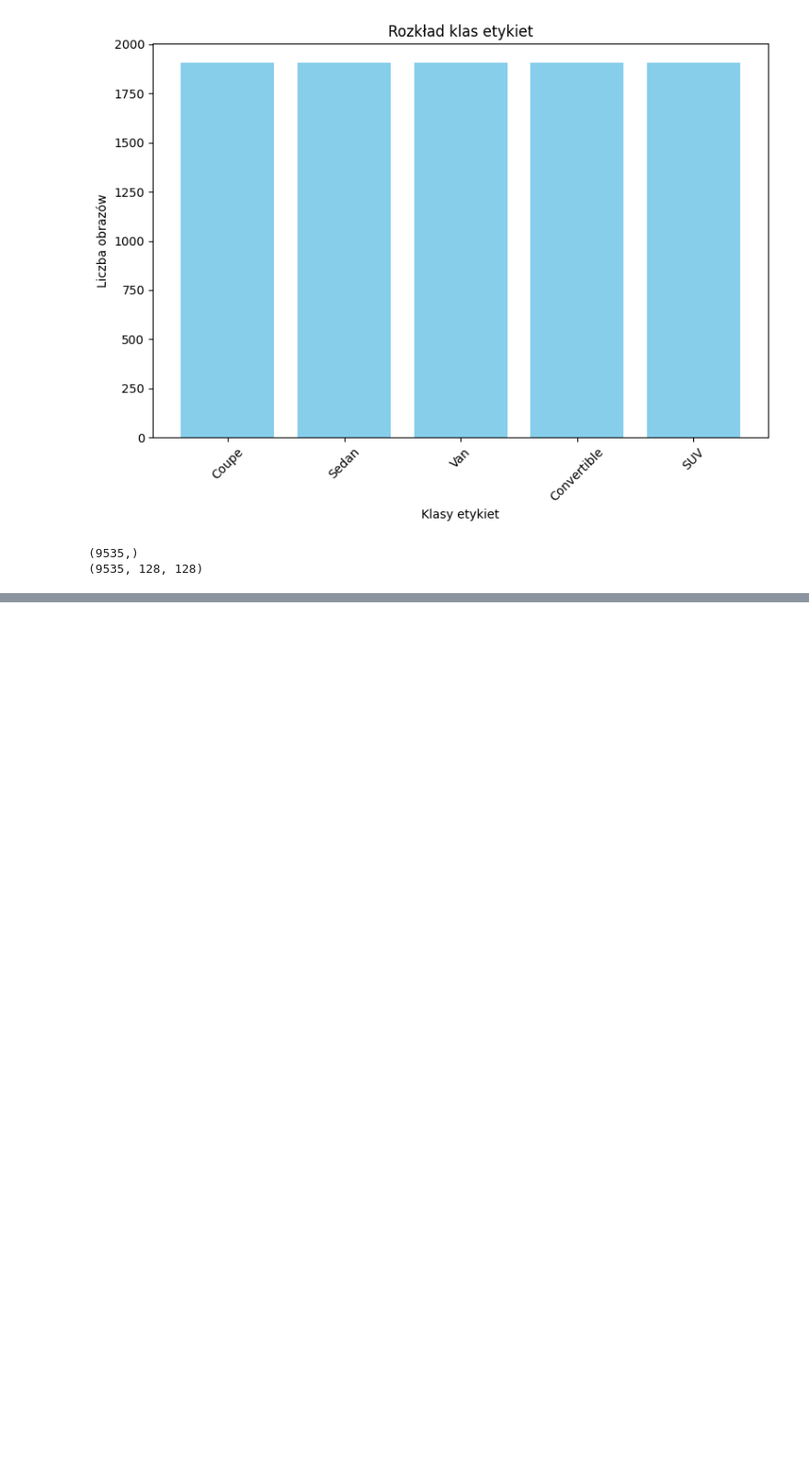
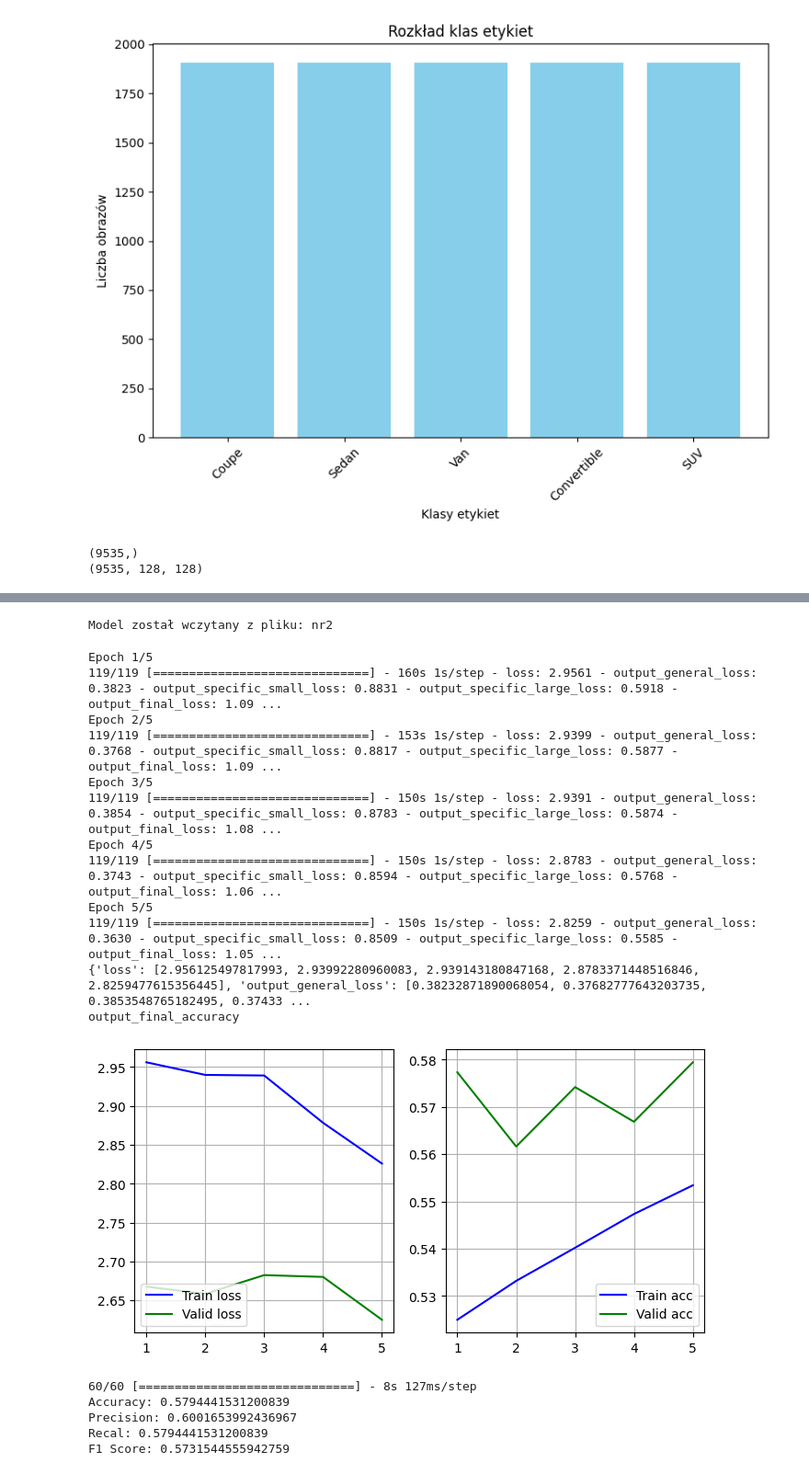
Before and after one commit to Czarkowski/ITML_Project, a Jupyter notebook: main.ipynb, the cells around one changed output, grey strips where cells are left out. Shown at 92% size. Saved outputs shown, nothing was run; the diff lists cells and outputs as text; code cells hidden in the pictures; blank space fills up the shorter version.

```diff
--- a/main.ipynb
+++ b/main.ipynb
@@ -1630,0 +1339,65 @@ ValueError: A `Concatenate` layer requires inputs with matching shapes except fo
+# %%
+
+model_cars2 = loadModel('nr2')
+
+def custom_data_generator2(X_train, y_train, encoded_finale, encoded_small, encoded_big, encoded_general,batch_size=16):
+    datagen = ImageDataGenerator(
+        rotation_range=10,
+        width_shift_range=0.1,
+        height_shift_range=0.1,
+        shear_range=0.1,
+        zoom_range=0.1,
+        horizontal_flip=True,
+        fill_mode='constant',
+        cval=0.5
+    )
+
+    size = len(y_train)
+    idx = list(range(size))
+    generator = datagen.flow(X_train, idx, batch_size=batch_size)
+
+    while True:
+        batch = generator.next()
+        batch_inputs = batch[0]
+        batch_outputs = {
+            'output_general': encoded_general[batch[1]],
+            'output_specific_small': encoded_small[batch[1]],
+            'output_specific_large': encoded_big[batch[1]],
+            'output_final': encoded_finale[batch[1]],
+        }
+        yield batch_inputs, batch_outputs
+
+train_generator2 = custom_data_generator2(X_train,y_train,encoded_finale=labels_encoded_finale,encoded_big=labels_encoded_big,encoded_general=labels_encoded_general,encoded_small=labels_encoded_small,batch_size=64)
+
+history = model_cars.fit_generator(
+    train_generator2,
+    steps_per_epoch=len(X_train)//64,
+    epochs=5,
+    validation_data=(X_test, {'output_general': labels_encoded_general_test, 'output_specific_small': labels_encoded_small_test, 'output_specific_large': labels_encoded_big_test, 'output_final': labels_encoded_finale_test}),
+)
+
+# Wyświetlenie wyników
+plotPrint(history)
+confMatrixMultiOutput(model_cars, X_test,
+    labels_dict={'general': labels_encoded_general_test, 'small': labels_encoded_small_test, 'big': labels_encoded_big_test, 'final': labels_encoded_finale_test},
+    encoder_dict={'general': labels_encoder_general, 'small': labels_encoder_small, 'big': labels_encoder_big, 'final': labels_encoder_finale})
+# %% [output]
+Model został wczytany z pliku: nr2
+Epoch 1/5
+119/119 [==============================] - 160s 1s/step - loss: 2.9561 - output_general_loss: 0.3823 - output_specific_small_loss: 0.8831 - output_specific_large_loss: 0.5918 - output_final_loss: 1.09 ...
+Epoch 2/5
+119/119 [==============================] - 153s 1s/step - loss: 2.9399 - output_general_loss: 0.3768 - output_specific_small_loss: 0.8817 - output_specific_large_loss: 0.5877 - output_final_loss: 1.09 ...
+Epoch 3/5
+119/119 [==============================] - 150s 1s/step - loss: 2.9391 - output_general_loss: 0.3854 - output_specific_small_loss: 0.8783 - output_specific_large_loss: 0.5874 - output_final_loss: 1.08 ...
+Epoch 4/5
+119/119 [==============================] - 150s 1s/step - loss: 2.8783 - output_general_loss: 0.3743 - output_specific_small_loss: 0.8594 - output_specific_large_loss: 0.5768 - output_final_loss: 1.06 ...
+Epoch 5/5
+119/119 [==============================] - 150s 1s/step - loss: 2.8259 - output_general_loss: 0.3630 - output_specific_small_loss: 0.8509 - output_specific_large_loss: 0.5585 - output_final_loss: 1.05 ...
+{'loss': [2.956125497817993, 2.93992280960083, 2.939143180847168, 2.8783371448516846, 2.8259477615356445], 'output_general_loss': [0.38232871890068054, 0.37682777643203735, 0.3853548765182495, 0.37433 ...
+output_final_accuracy
+[figure, added]
+60/60 [==============================] - 8s 127ms/step
+Accuracy: 0.5794441531200839
+Precision: 0.6001653992436967
+Recal: 0.5794441531200839
+F1 Score: 0.5731544555942759
```
Also changed, not shown: parts of 33 cells of this notebook.
